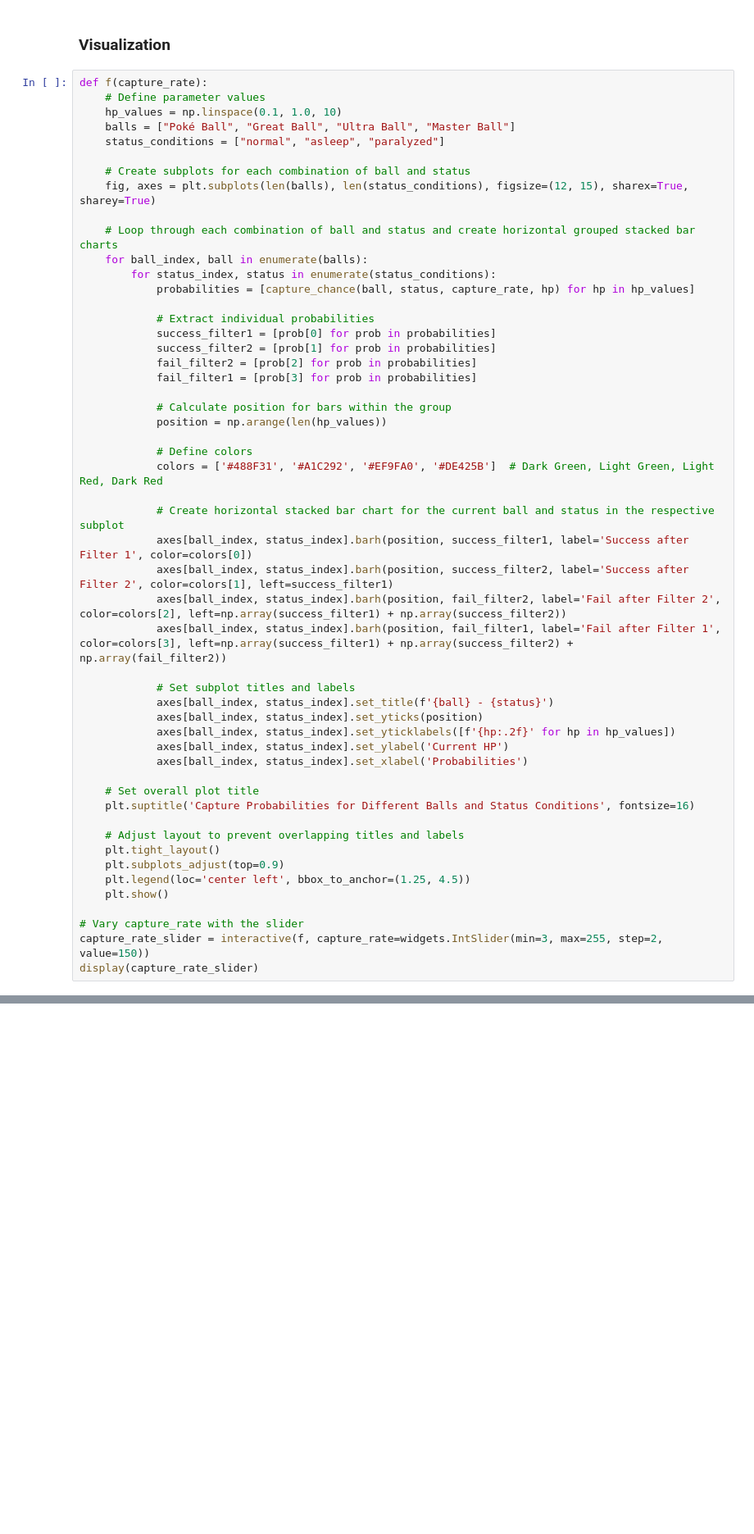
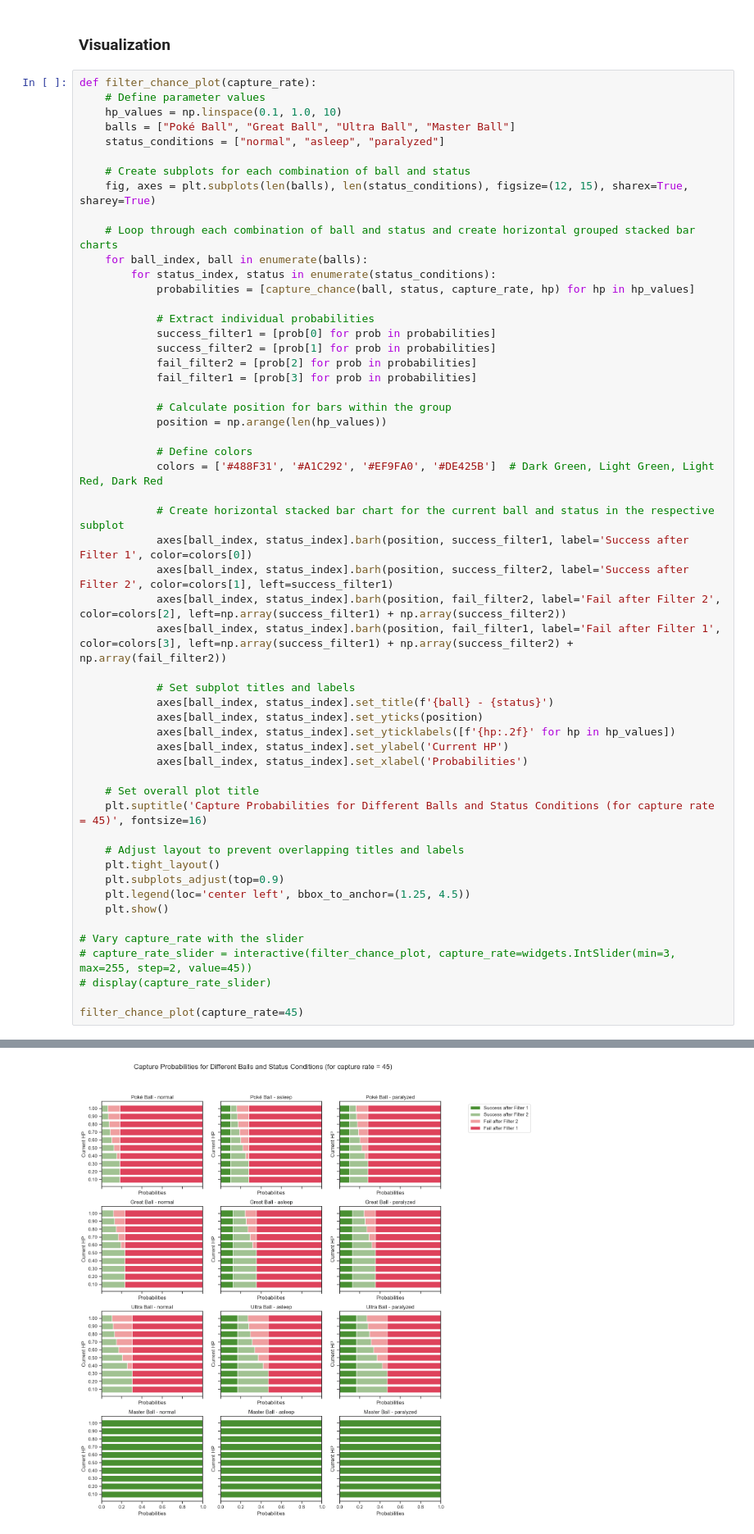
Before and after one commit to cindytangch/pokemon-getto-daze, a Jupyter notebook: capture_model.ipynb, the cells around one changed output, grey strips where cells are left out. Shown: that part at 82% size. Drawn from its saved outputs; the diff is of its cells as text; blank space fills up the shorter version.

```diff
--- a/capture_model.ipynb
+++ b/capture_model.ipynb
@@ -175,7 +186,7 @@ capture_chance(ball="Ultra Ball", status="normal", capture_rate=255, hp=0.5)
 # %% [markdown]
 ### Visualization
 # %%
-def f(capture_rate):
+def filter_chance_plot(capture_rate):
     # Define parameter values
     hp_values = np.linspace(0.1, 1.0, 10)
     balls = ["Poké Ball", "Great Ball", "Ultra Ball", "Master Ball"]
@@ -215,7 +226,7 @@ def f(capture_rate):
             axes[ball_index, status_index].set_xlabel('Probabilities')
 
     # Set overall plot title
-    plt.suptitle('Capture Probabilities for Different Balls and Status Conditions', fontsize=16)
+    plt.suptitle('Capture Probabilities for Different Balls and Status Conditions (for capture rate = 45)', fontsize=16)
 
     # Adjust layout to prevent overlapping titles and labels
     plt.tight_layout()
@@ -224,6 +235,8 @@ def f(capture_rate):
     plt.show()
 
 # Vary capture_rate with the slider
-capture_rate_slider = interactive(f, capture_rate=widgets.IntSlider(min=3, max=255, step=2, value=150))
-display(capture_rate_slider)
+# capture_rate_slider = interactive(filter_chance_plot, capture_rate=widgets.IntSlider(min=3, max=255, step=2, value=45))
+# display(capture_rate_slider)
+
+filter_chance_plot(capture_rate=45)
 # %% [output]
@@ -231 +243,2 @@ interactive(children=(IntSlider(value=150, description='capture_rate', max=255,
+[figure, added]
 # %%
```
Also changed, not shown: parts of 6 cells of this notebook.
